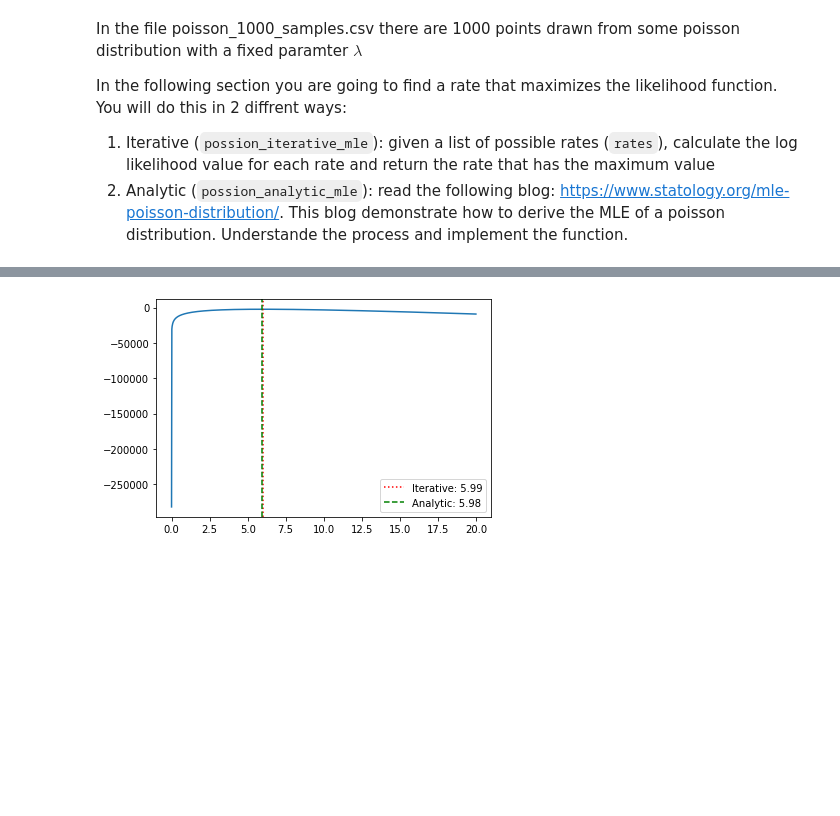
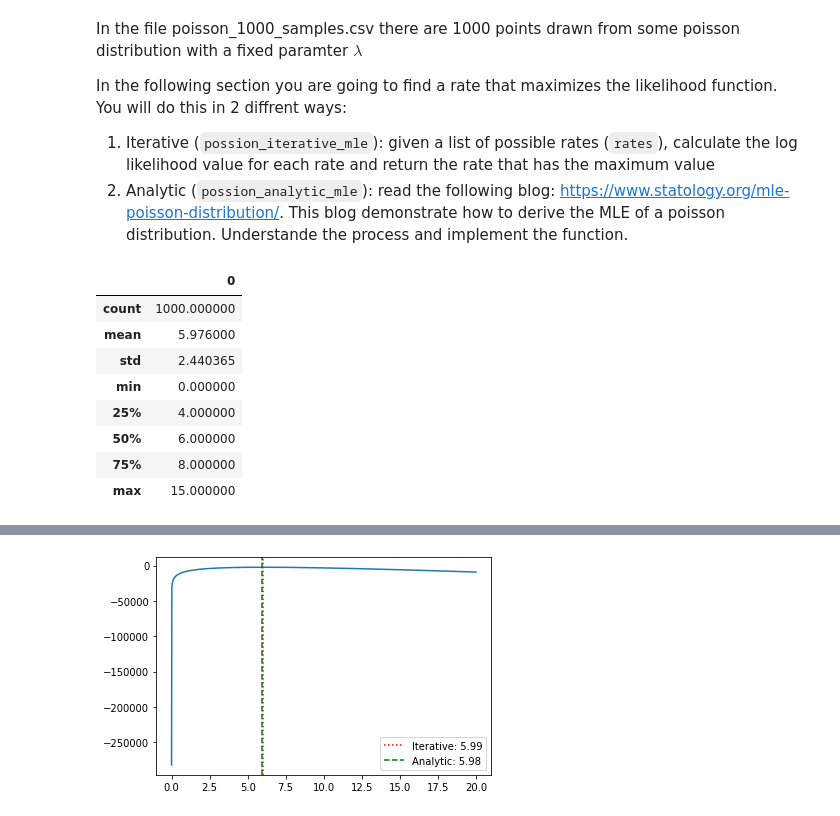
Before and after one commit to RoyR-IDC/MachineLearningFromData, a Jupyter notebook: HW3/hw3_203972922_201312907.ipynb, the cells around one changed output, grey strips where cells are left out. Drawn from its saved outputs; the diff is of its cells as text; code cells hidden in the pictures; blank space fills up the shorter version.

```diff
--- a/HW3/hw3_203972922_201312907.ipynb
+++ b/HW3/hw3_203972922_201312907.ipynb
@@ -189,5 +169,15 @@ df = pd.read_csv('data/poisson_1000_samples.csv')
 poisson_samples = df.values.flatten()
 rates = np.linspace(1e-20, 20, num=1000)
 # %%
-# df.describe(include='all')
+df.describe(include='all')
+# %% [output]
+|  | 0 |
+| count | 1000.000000 |
+| mean | 5.976000 |
+| std | 2.440365 |
+| min | 0.000000 |
+| 25% | 4.000000 |
+| 50% | 6.000000 |
+| 75% | 8.000000 |
+| max | 15.000000 |
 # %%
```
Also changed, not shown: parts of 14 cells of this notebook.
